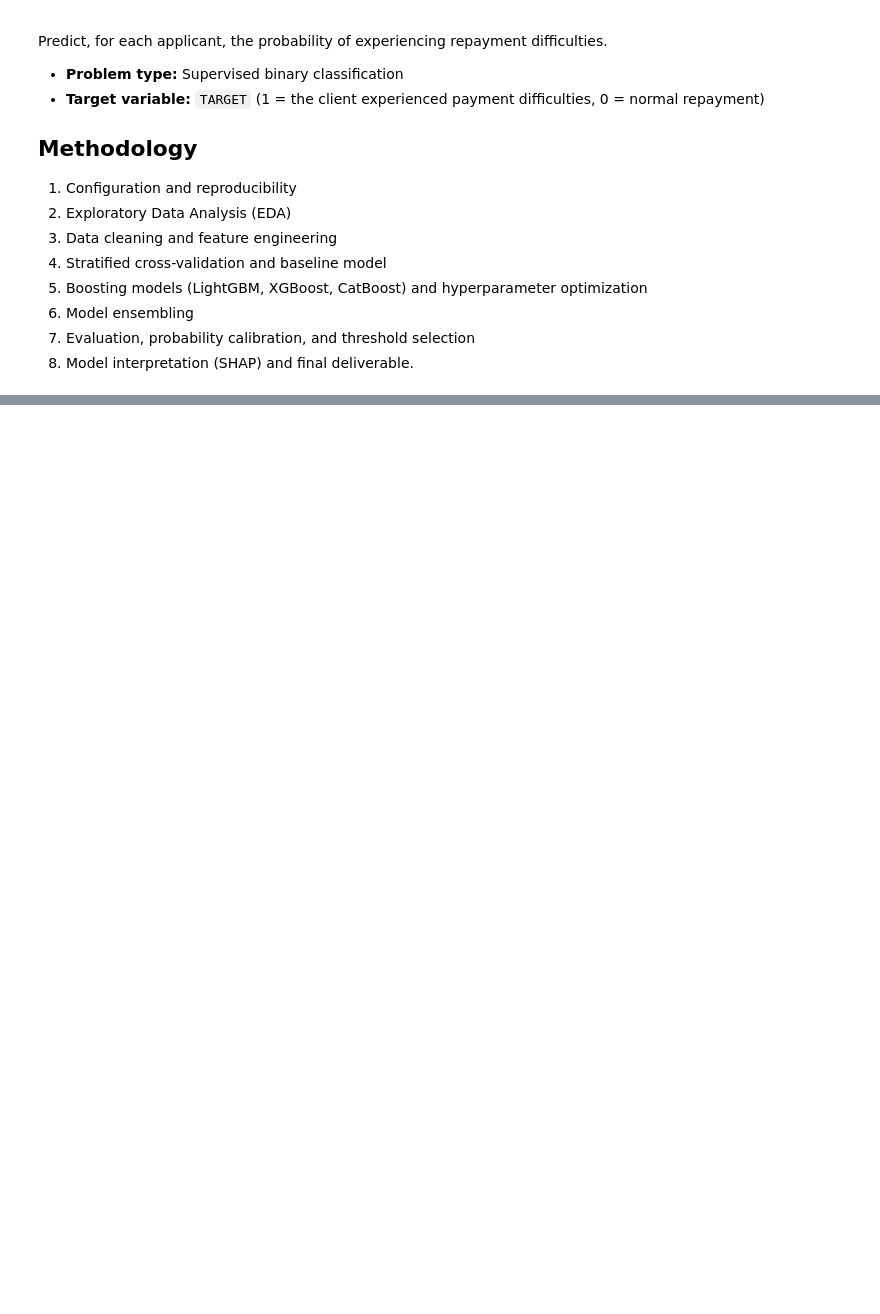
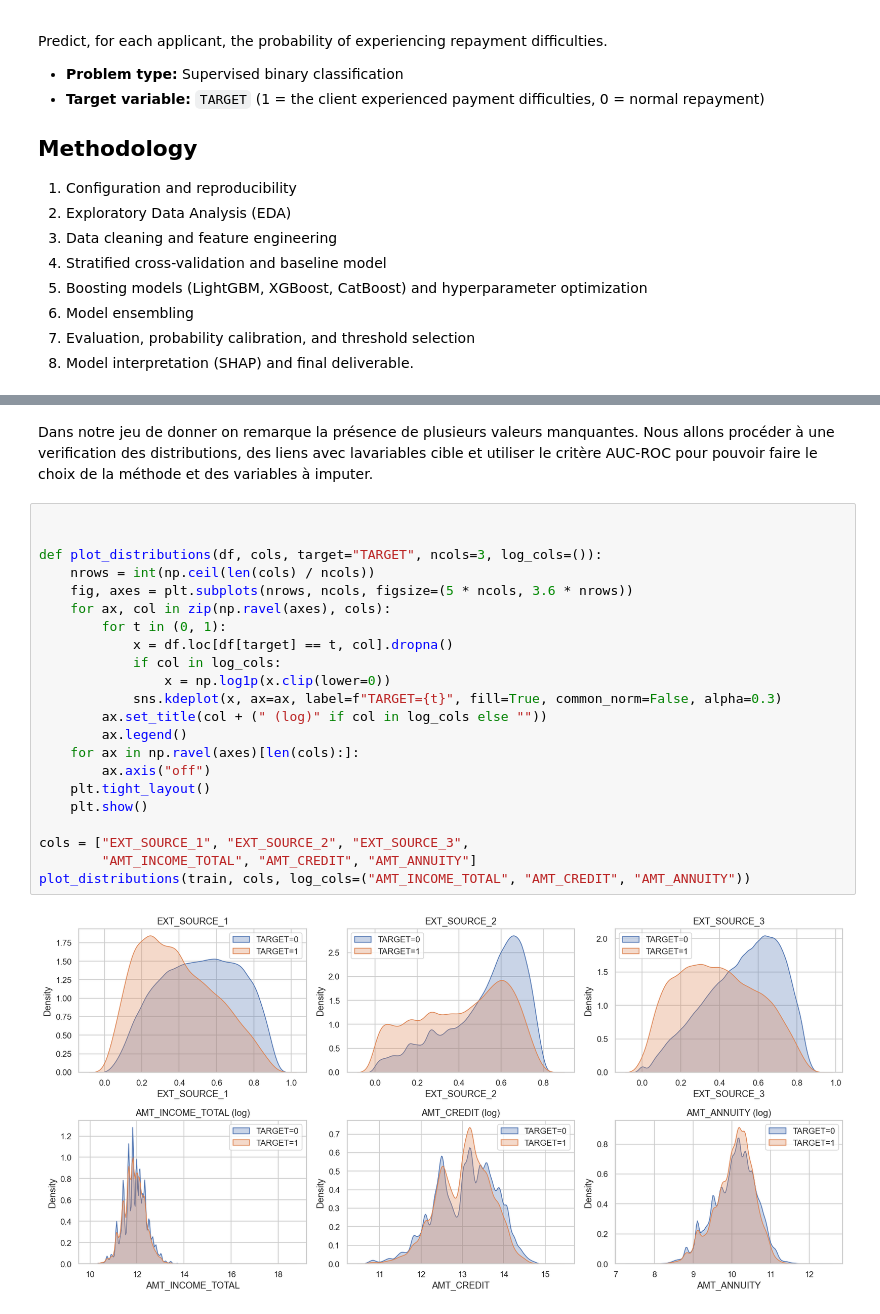
Before and after one commit to Anna21ATCHOU/Credit-Risk-Scoring, a Jupyter notebook: Notebooks/Home_credit_default_EDA.ipynb, the cells around one changed output, grey strips where cells are left out. Cells and saved outputs as stored; diff of their text form; blank space fills up the shorter version.

```diff
--- a/Notebooks/Home_credit_default_EDA.ipynb
+++ b/Notebooks/Home_credit_default_EDA.ipynb
@@ -42,0 +248,26 @@ Predict, for each applicant, the probability of experiencing repayment difficult
+# %% [markdown]
+Dans notre jeu de donner on remarque la présence de plusieurs valeurs manquantes. Nous allons procéder à une verification des distributions, des liens avec lavariables cible et utiliser le critère AUC-ROC pour pouvoir faire le choix de la méthode et des variables à imputer.
+# %%
+
+
+def plot_distributions(df, cols, target="TARGET", ncols=3, log_cols=()):
+    nrows = int(np.ceil(len(cols) / ncols))
+    fig, axes = plt.subplots(nrows, ncols, figsize=(5 * ncols, 3.6 * nrows))
+    for ax, col in zip(np.ravel(axes), cols):
+        for t in (0, 1):
+            x = df.loc[df[target] == t, col].dropna()
+            if col in log_cols:
+                x = np.log1p(x.clip(lower=0))
+            sns.kdeplot(x, ax=ax, label=f"TARGET={t}", fill=True, common_norm=False, alpha=0.3)
+        ax.set_title(col + (" (log)" if col in log_cols else ""))
+        ax.legend()
+    for ax in np.ravel(axes)[len(cols):]:
+        ax.axis("off")
+    plt.tight_layout()
+    plt.show()
+
+cols = ["EXT_SOURCE_1", "EXT_SOURCE_2", "EXT_SOURCE_3",
+        "AMT_INCOME_TOTAL", "AMT_CREDIT", "AMT_ANNUITY"]
+plot_distributions(train, cols, log_cols=("AMT_INCOME_TOTAL", "AMT_CREDIT", "AMT_ANNUITY"))
+# %% [output]
+[figure, added]
```
Also changed, not shown: parts of 18 cells of this notebook, 10 other files.
